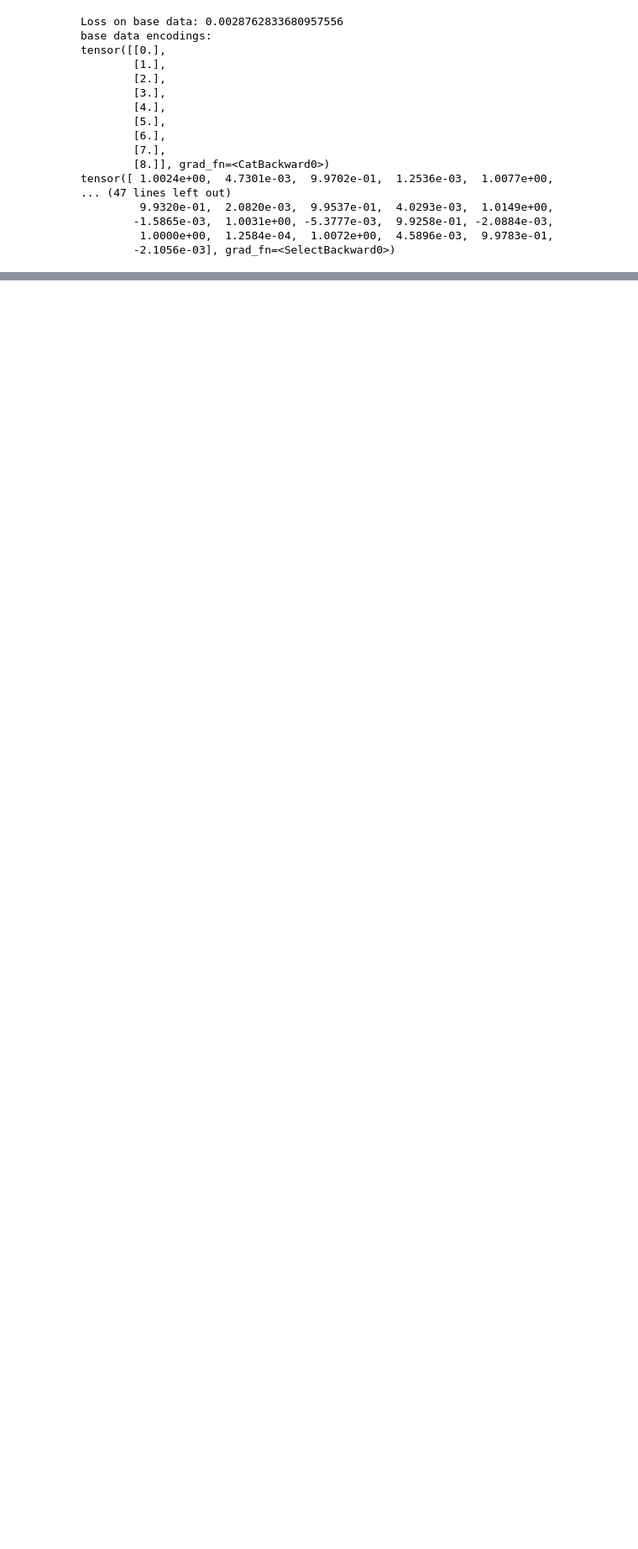
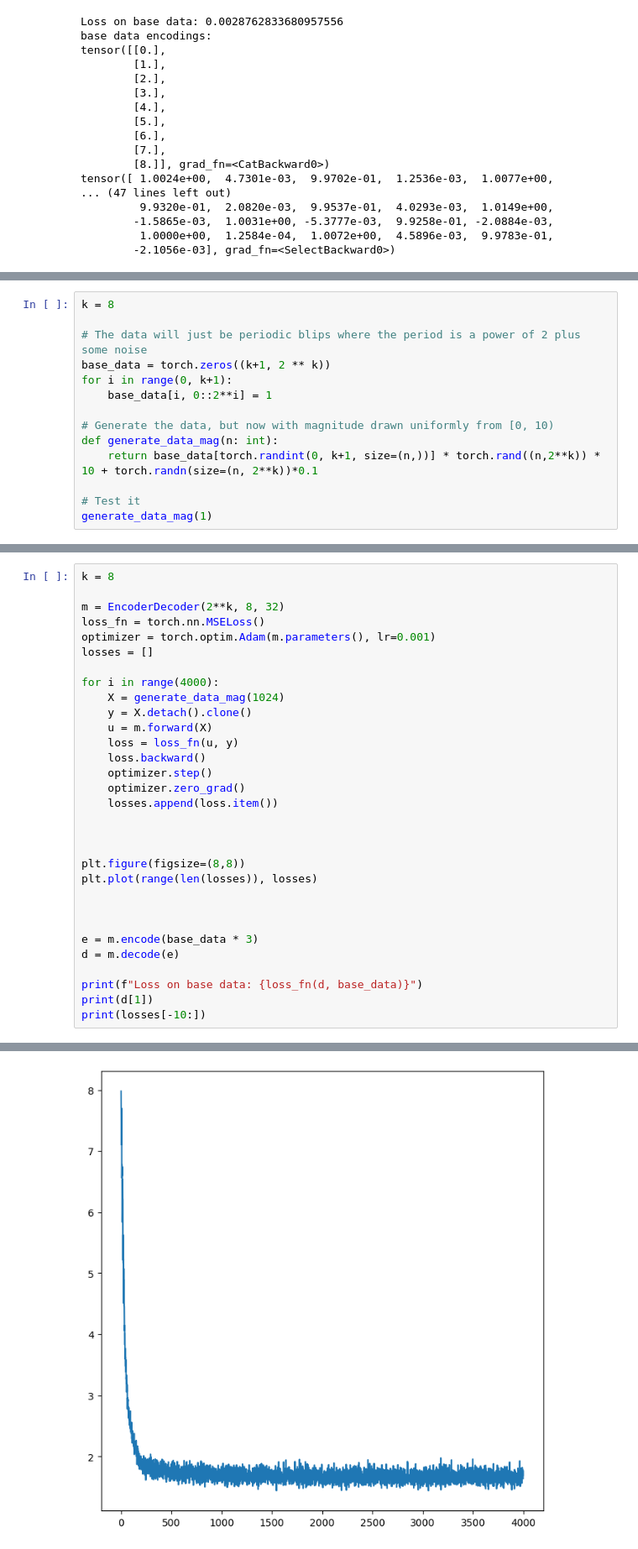
Before and after one commit to chenhi/groove_gang, a Jupyter notebook: autoencoder.ipynb, the cells around one changed output, grey strips where cells are left out. Shown at 84% size. Cells and saved outputs as stored; diff of their text form; blank space fills up the shorter version.

```diff
--- a/autoencoder.ipynb
+++ b/autoencoder.ipynb
@@ -200,0 +203,14 @@ tensor([ 1.0024e+00,  4.7301e-03,  9.9702e-01,  1.2536e-03,  1.0077e+00,
+# %%
+k = 8
+
+# The data will just be periodic blips where the period is a power of 2 plus some noise
+base_data = torch.zeros((k+1, 2 ** k))
+for i in range(0, k+1):
+    base_data[i, 0::2**i] = 1
+
+# Generate the data, but now with magnitude drawn uniformly from [0, 10)
+def generate_data_mag(n: int):
+    return base_data[torch.randint(0, k+1, size=(n,))] * torch.rand((n,2**k)) * 10 + torch.randn(size=(n, 2**k))*0.1
+
+# Test it
+generate_data_mag(1)
@@ -200,0 +235,32 @@ tensor([ 1.0024e+00,  4.7301e-03,  9.9702e-01,  1.2536e-03,  1.0077e+00,
+# %%
+k = 8
+
+m = EncoderDecoder(2**k, 8, 32)
+loss_fn = torch.nn.MSELoss()
+optimizer = torch.optim.Adam(m.parameters(), lr=0.001)
+losses = []
+
+for i in range(4000):
+    X = generate_data_mag(1024)
+    y = X.detach().clone()
+    u = m.forward(X)
+    loss = loss_fn(u, y)
+    loss.backward()
+    optimizer.step()
+    optimizer.zero_grad()
+    losses.append(loss.item())
+
+
+
+plt.figure(figsize=(8,8))
+plt.plot(range(len(losses)), losses)
+
+
+
+e = m.encode(base_data * 3)
+d = m.decode(e)
+
+print(f"Loss on base data: {loss_fn(d, base_data)}")
+print(d[1])
+print(losses[-10:])
+# %% [output]
@@ -201,3 +284,4 @@ tensor([ 1.0024e+00,  4.7301e-03,  9.9702e-01,  1.2536e-03,  1.0077e+00,
+[figure, added]
 # %% [markdown]
 # Some PCA
 
```
Also changed, not shown: parts of 3 cells of this notebook, 1 other file.
